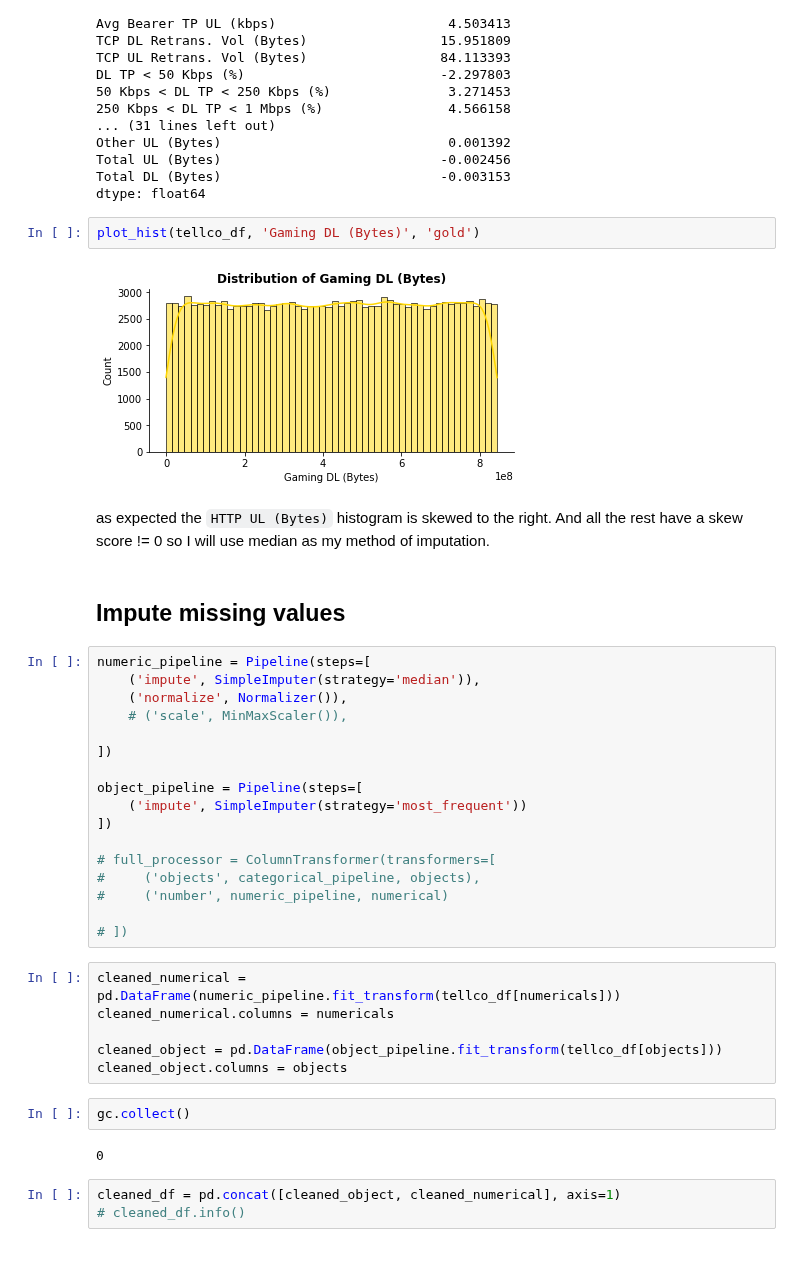
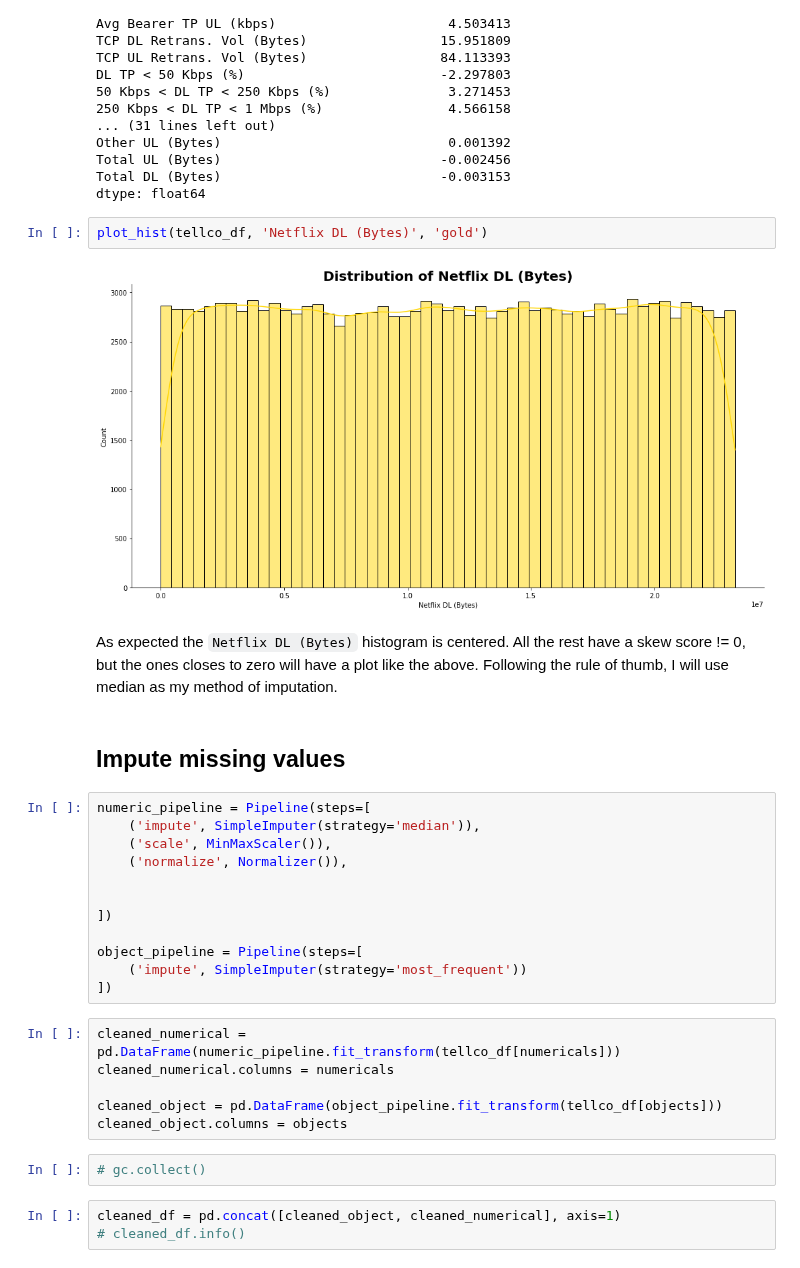
Before and after one commit to Hen0k/TellCo-user-analysis, a Jupyter notebook: notebooks/EDA.ipynb, the cells around one changed output. Saved outputs shown, nothing was run; the diff lists cells and outputs as text.

```diff
--- a/notebooks/EDA.ipynb
+++ b/notebooks/EDA.ipynb
@@ -202,30 +206,26 @@ Total UL (Bytes)                            -0.002456
 Total DL (Bytes)                            -0.003153
 dtype: float64
 # %%
-plot_hist(tellco_df, 'Gaming DL (Bytes)', 'gold')
+plot_hist(tellco_df, 'Netflix DL (Bytes)', 'gold')
 # %% [output]
-[figure, old version]
+[figure, new version]
 # %% [markdown]
-as expected the `HTTP UL (Bytes)` histogram is skewed to the right. And all the rest have a skew score != 0 so I will use median as my method of imputation.
+As expected the `Netflix DL (Bytes)` histogram is centered. All the rest have a skew score != 0, but the ones closes to zero will have a plot like the above.
+Following the rule of thumb, I will use median as my method of imputation.
 # %% [markdown]
 ## Impute missing values
 # %%
 numeric_pipeline = Pipeline(steps=[
     ('impute', SimpleImputer(strategy='median')),
+    ('scale', MinMaxScaler()),
     ('normalize', Normalizer()),
-    # ('scale', MinMaxScaler()),
+
 
 ])
 
 object_pipeline = Pipeline(steps=[
     ('impute', SimpleImputer(strategy='most_frequent'))
 ])
-
-# full_processor = ColumnTransformer(transformers=[
-#     ('objects', categorical_pipeline, objects),
-#     ('number', numeric_pipeline, numerical)
-
-# ])
 # %%
 cleaned_numerical = pd.DataFrame(numeric_pipeline.fit_transform(tellco_df[numericals]))
 cleaned_numerical.columns = numericals
@@ -233,9 +233,7 @@ cleaned_numerical.columns = numericals
 cleaned_object = pd.DataFrame(object_pipeline.fit_transform(tellco_df[objects]))
 cleaned_object.columns = objects
 # %%
-gc.collect()
+# gc.collect()
-# %% [output]
-0
 # %%
 cleaned_df = pd.concat([cleaned_object, cleaned_numerical], axis=1)
 # cleaned_df.info()
```
Also changed, not shown: parts of 5 cells of this notebook.
